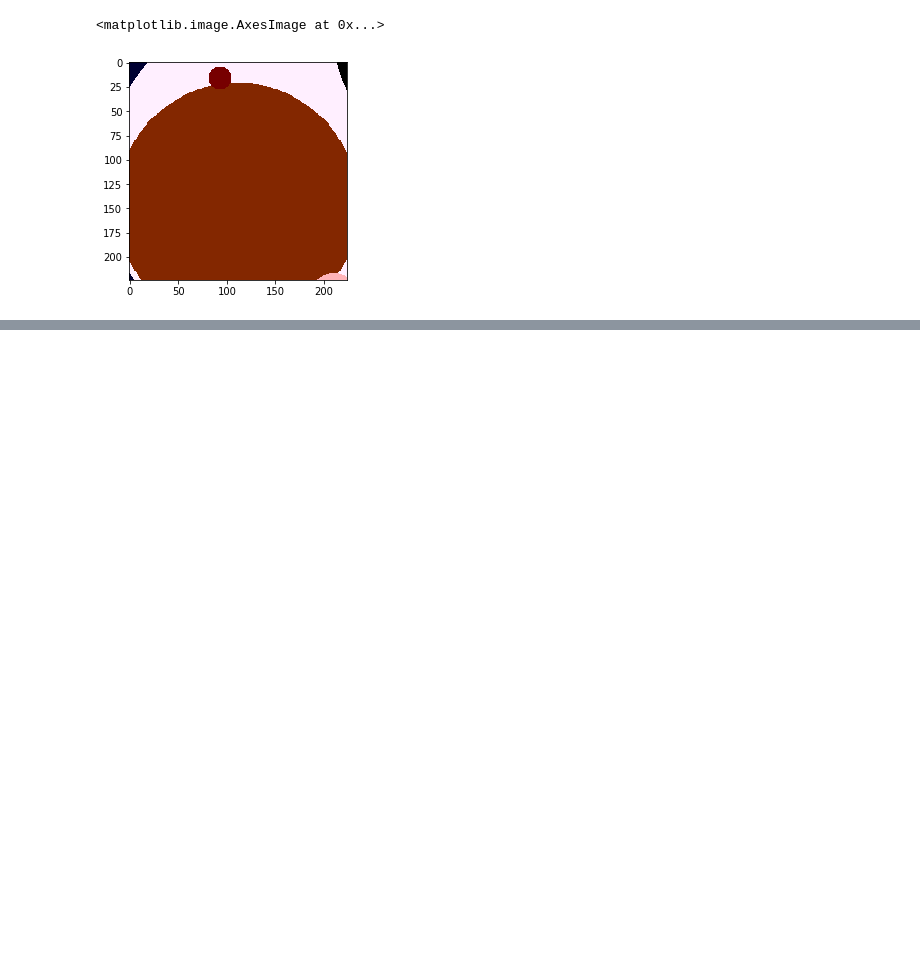
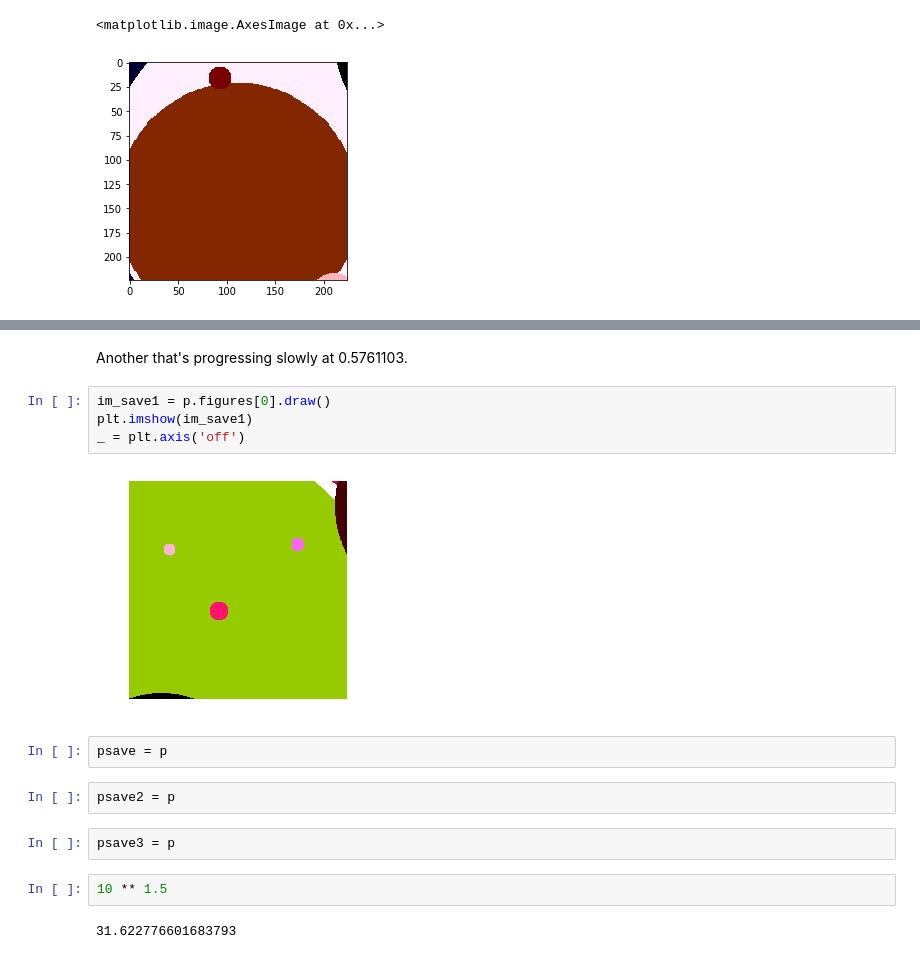
Before and after one commit to jackbenn/shapeifier, a Jupyter notebook: Shapeifier.ipynb, the cells around one changed output, grey strips where cells are left out. Cells and saved outputs as stored; diff of their text form; blank space fills up the shorter version.

```diff
--- a/Shapeifier.ipynb
+++ b/Shapeifier.ipynb
@@ -155,0 +172,18 @@ plt.imshow(p.figures[0].draw())
+# %% [markdown]
+Another that's progressing slowly at 0.5761103.
+# %%
+im_save1 = p.figures[0].draw()
+plt.imshow(im_save1)
+_ = plt.axis('off')
+# %% [output]
+[figure, added]
+# %%
+psave = p
+# %%
+psave2 = p
+# %%
+psave3 = p
+# %%
+10 ** 1.5
+# %% [output]
+31.622776601683793
```
Also changed, not shown: parts of 19 cells of this notebook, 1 other file.
